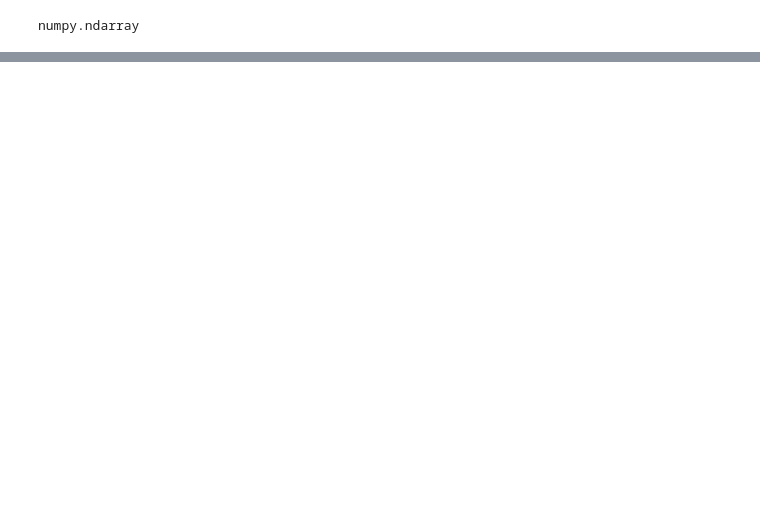
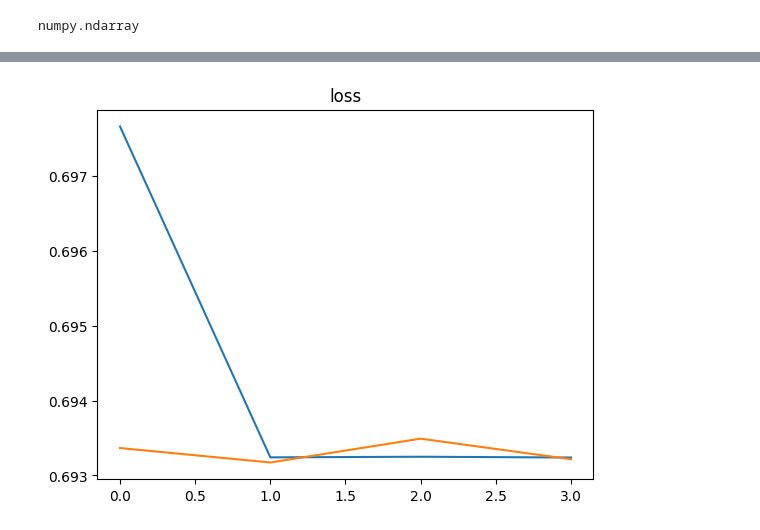
Before and after one commit to infoshareacademy/jdszr10-STAWonogi, a Jupyter notebook: Cats-vs-Dogs/Sebastian/model_sebastian1.ipynb, the cells around one changed output, grey strips where cells are left out. Cells and saved outputs as stored; diff of their text form; code cells hidden in the pictures; blank space fills up the shorter version.

Commit message:
dzialajacy model

```diff
--- a/Cats-vs-Dogs/Sebastian/model_sebastian1.ipynb
+++ b/Cats-vs-Dogs/Sebastian/model_sebastian1.ipynb
@@ -22 +188,4 @@ path_dog = 'PetImages/Dog/'
+# %%
+train_ds = train_ds.map(lambda x, y: (x, tf.one_hot(y, depth=2)))
+val_ds = val_ds.map(lambda x, y: (x, tf.one_hot(y, depth=2)))
 # %%
@@ -122,6 +218,19 @@ model.add(Flatten())
 # %%
+
+model = Sequential()
+model.add(Rescaling(1./255, input_shape=(100, 100, 3)))
+model.add(Conv2D(16, 3, padding='same', activation='relu'))
+model.add(MaxPooling2D((2, 2)))
+model.add(Dropout(0.5))
+model.add(Conv2D(32, 3, padding='same', activation='relu'))
+model.add(MaxPooling2D((2, 2)))
+model.add(Dropout(0.5))
+model.add(Conv2D(64, 3, padding='same', activation='relu'))
+model.add(MaxPooling2D((2, 2)))
+
+model.add(Flatten())
 # Dodawanie warstw gęstych
-model.add(Dense(64, activation='relu'))
-# model.add(Dropout(0.5))
 model.add(Dense(32, activation='relu'))
+model.add(Dropout(0.5))
+model.add(Dense(16, activation='relu'))
 model.add(Dense(2, activation='softmax'))  # Warstwa wyjściowa z dwoma neuronami (kot i pies)
@@ -134,2 +259,8 @@ print(model.summary())
+# %%
+es = tf.keras.callbacks.EarlyStopping(
+    monitor="val_loss",
+    min_delta=0.01,
+    patience=3
+)
 # %%
-results = model.fit(X_train, y_train, epochs=20, batch_size=32, validation_data=(X_test, y_test))
+results = model.fit(train_ds, epochs=20, validation_data=val_ds, callbacks=es)
@@ -138,6 +296,9 @@ print(classification_report(y_test.argmax(axis=1), model.predict(X_test).argmax(
 # %%
 plt.plot(results.history["loss"])
+plt.plot(results.history["val_loss"])
 plt.title("loss")
 plt.show()
+# %% [output]
+[figure, added]
 # %%
 plt.plot(results.history["accuracy"])
```
Also changed, not shown: parts of 28 cells of this notebook.
